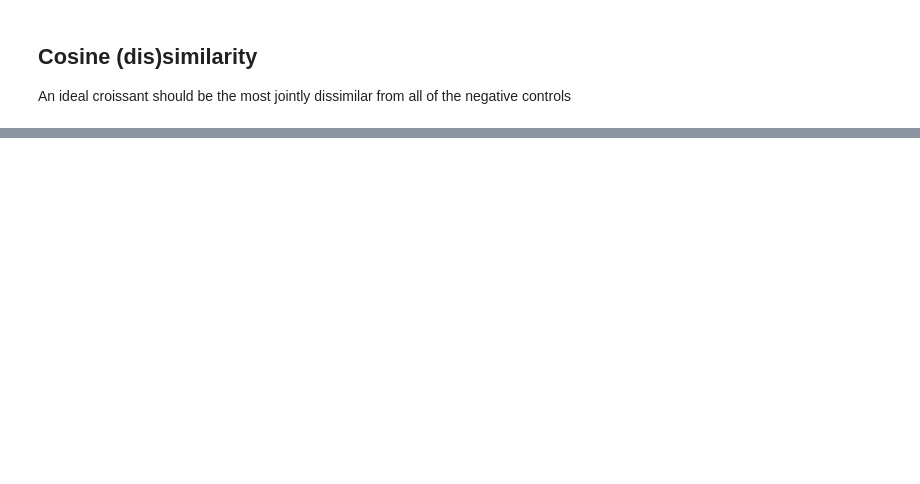
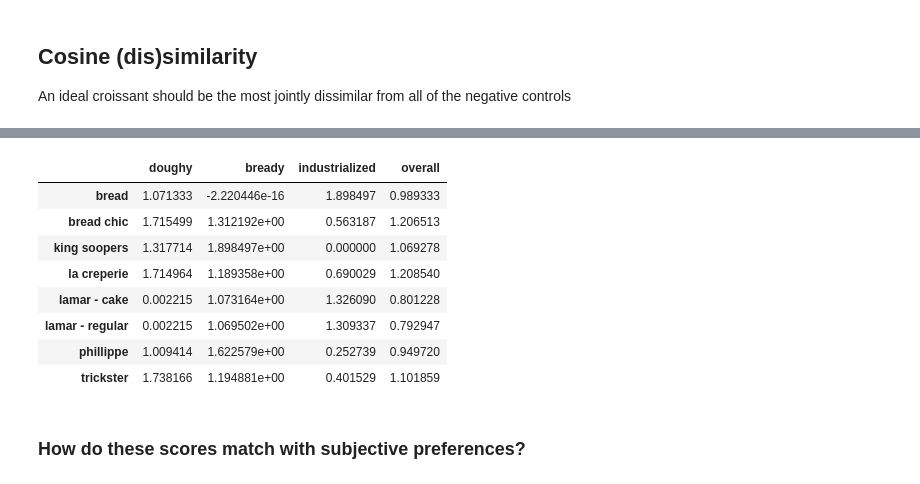
Before and after one commit to Jorsorokin/pytiserie, a Jupyter notebook: analysis/2026_analysis.ipynb, the cells around one changed output, grey strips where cells are left out. Saved outputs shown, nothing was run; the diff lists cells and outputs as text; code cells hidden in the pictures; blank space fills up the shorter version.

Commit message:
produce final figures / cosine sim

```diff
--- a/analysis/2026_analysis.ipynb
+++ b/analysis/2026_analysis.ipynb
@@ -296,7 +314,7 @@ metrics_df.fillna(0, inplace=True)
 # %%
-X = StandardScaler(with_mean=False).fit_transform(metrics_df)
-# pca = SparsePCA(n_components=3, alpha=0.5)
-pca = NMF(n_components=3, init='nndsvd', alpha_W=0.01, alpha_H=0.5, max_iter=1000, l1_ratio=0.5)
+X = StandardScaler(with_mean=True).fit_transform(metrics_df)
+pca = SparsePCA(n_components=3, alpha=0.5)
+# pca = NMF(n_components=3, init='nndsvd', alpha_W=0.1, alpha_H=0.1, max_iter=1000, l1_ratio=0.25)
 X = pca.fit_transform(X)
 proj_df = pd.DataFrame(X, columns=[f"pc{i+1}" for i in range(pca.n_components_)])
 proj_df['bakery'] = metrics_df.index
@@ -330,0 +349,4 @@ from sklearn.
+# %%
+# apply it to the reduced dim to avoid overfitting to sparse feature space
+similarity_matrix = cosine_similarity(X, X)
+similarity_df = pd.DataFrame(similarity_matrix, index=metrics_df.index, columns=metrics_df.index)
@@ -330,0 +365,16 @@ from sklearn.
+# %%
+# which croissants are most jointly dissimilar from the negative controls?
+control_conditions = {
+    "doughy": ["lamar - regular", "lamar - cake"],
+    "bready": ["bread"],
+    "industrialized": ["king soopers"],
+    "overall": ["king soopers", "bread", "lamar - regular"]
+}
+
+results = np.zeros((len(bakeries), len(control_conditions)))
+
+for i, (condition, controls) in enumerate(control_conditions.items()):
+    dissimilarity = 1 - similarity_df.loc[:, controls].mean(axis=1)
+    results[:, i] = dissimilarity
+
+results = pd.DataFrame(results, index=similarity_df.index, columns=control_conditions.keys())
@@ -330,0 +396,14 @@ from sklearn.
+# %%
+results
+# %% [output]
+|  | doughy | bready | industrialized | overall |
+| bread | 1.071333 | -2.220446e-16 | 1.898497 | 0.989333 |
+| bread chic | 1.715499 | 1.312192e+00 | 0.563187 | 1.206513 |
+| king soopers | 1.317714 | 1.898497e+00 | 0.000000 | 1.069278 |
+| la creperie | 1.714964 | 1.189358e+00 | 0.690029 | 1.208540 |
+| lamar - cake | 0.002215 | 1.073164e+00 | 1.326090 | 0.801228 |
+| lamar - regular | 0.002215 | 1.069502e+00 | 1.309337 | 0.792947 |
+| phillippe | 1.009414 | 1.622579e+00 | 0.252739 | 0.949720 |
+| trickster | 1.738166 | 1.194881e+00 | 0.401529 | 1.101859 |
+# %% [markdown]
+### How do these scores match with subjective preferences?
```
Also changed, not shown: parts of 13 cells of this notebook.
